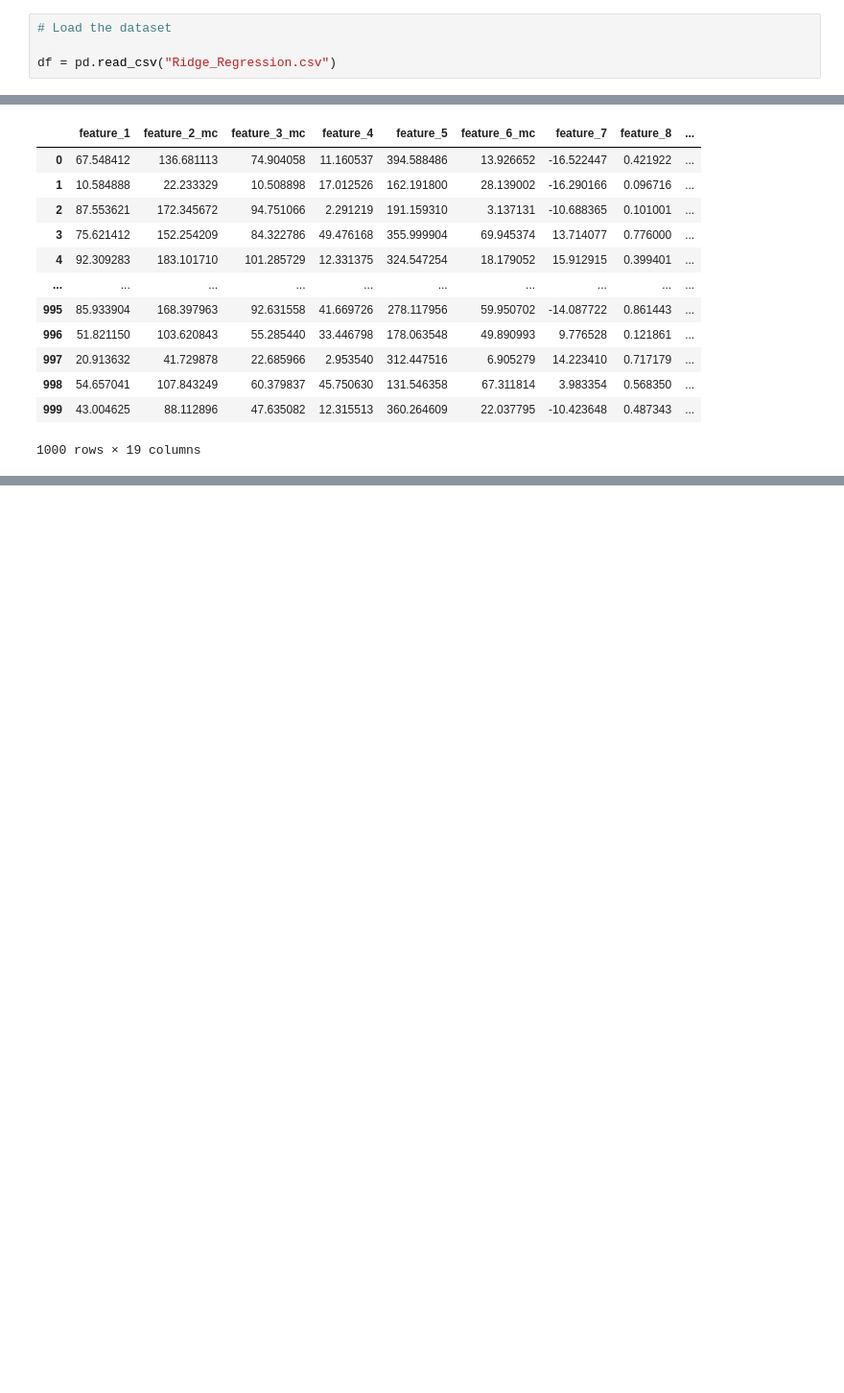
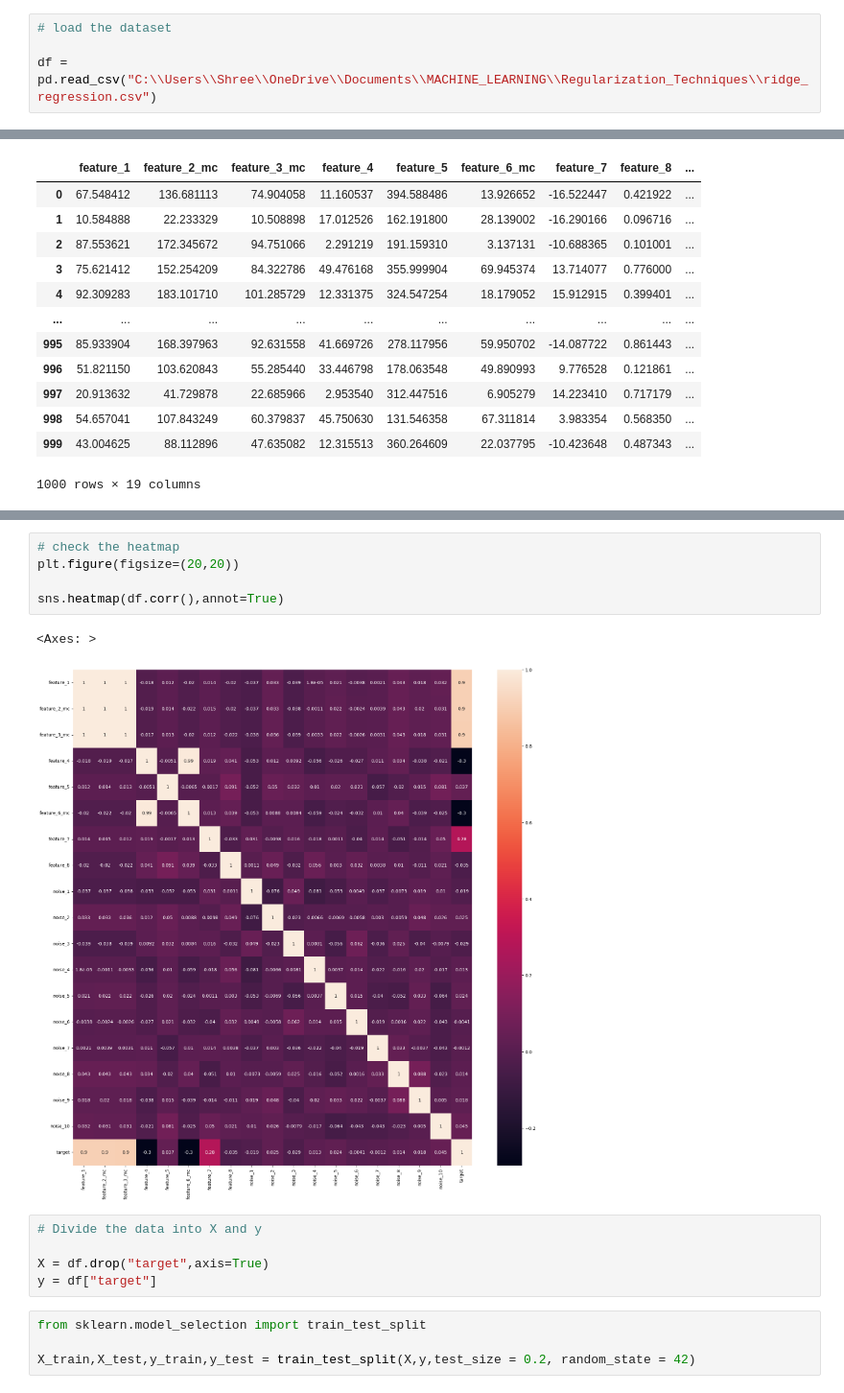
Before and after one commit to Dvitiya-Panchal015/ML_Practice, a Jupyter notebook: Ridge_Regression.ipynb, the cells around one changed output, grey strips where cells are left out. Shown at 96% size. Drawn from its saved outputs; the diff is of its cells as text; blank space fills up the shorter version.

```diff
--- a/Ridge_Regression.ipynb
+++ b/Ridge_Regression.ipynb
@@ -8,7 +10,7 @@ import numpy as np
 # %%
-# Load the dataset
+# load the dataset
 
-df = pd.read_csv("Ridge_Regression.csv")
+df = pd.read_csv("C:\\Users\\Shree\\OneDrive\\Documents\\MACHINE_LEARNING\\Regularization_Techniques\\ridge_regression.csv")
 # %%
 df
 # %% [output]
@@ -402,0 +123,17 @@ R²  : 0.9581662060616573
+# %%
+# check the heatmap
+plt.figure(figsize=(20,20))
+
+sns.heatmap(df.corr(),annot=True)
+# %% [output]
+<Axes: >
+[figure, added]
+# %%
+# Divide the data into X and y
+
+X = df.drop("target",axis=True)
+y = df["target"]
+# %%
+from sklearn.model_selection import train_test_split
+
+X_train,X_test,y_train,y_test = train_test_split(X,y,test_size = 0.2, random_state = 42)
```
Also changed, not shown: parts of 51 cells of this notebook.
